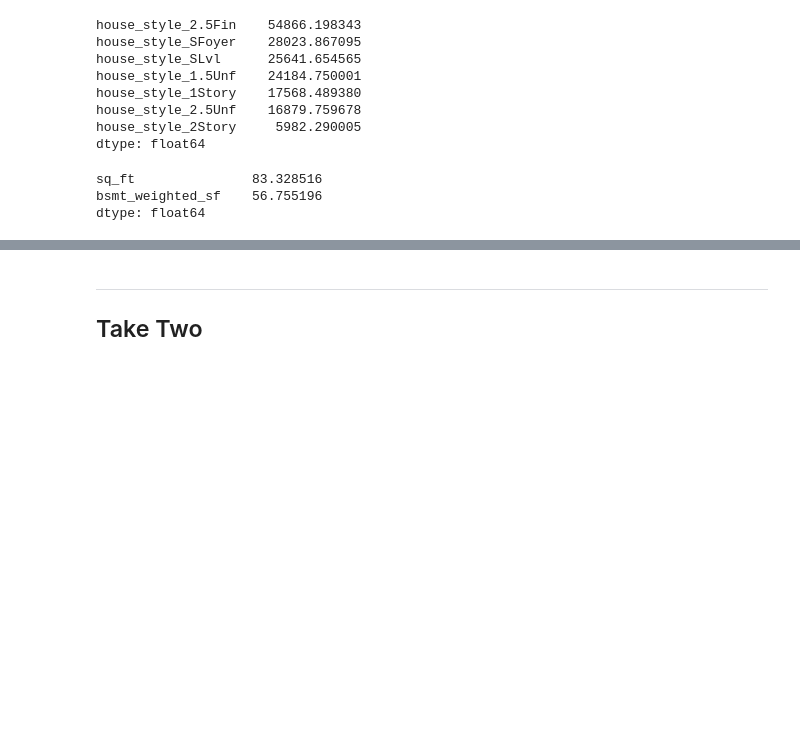
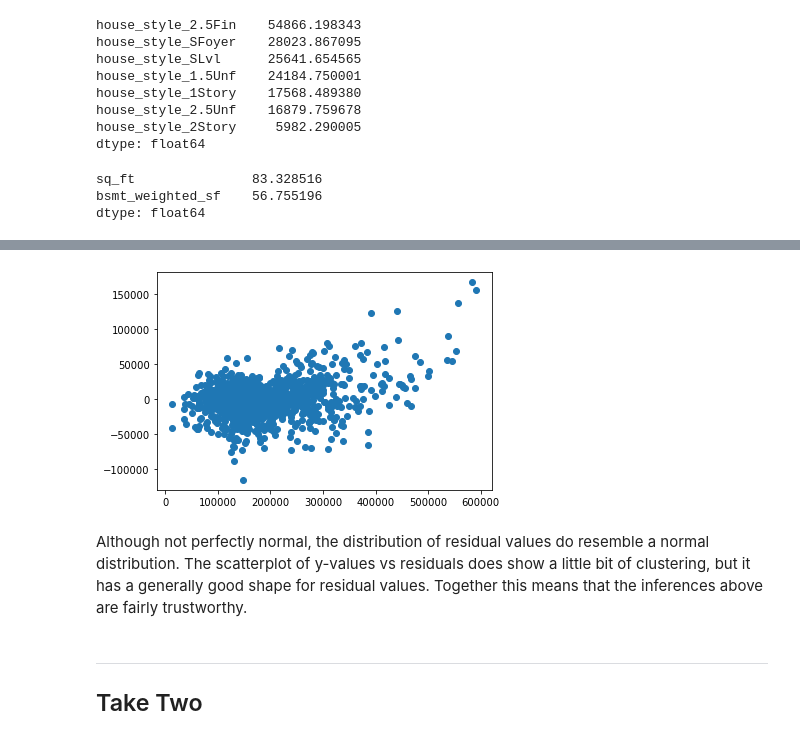
Before and after one commit to jguo052/Ames-Housing-Price-Regression, a Jupyter notebook: code/03_modeling.ipynb, the cells around one changed output, grey strips where cells are left out. Cells and saved outputs as stored; diff of their text form; code cells hidden in the pictures; blank space fills up the shorter version.

```diff
--- a/code/03_modeling.ipynb
+++ b/code/03_modeling.ipynb
@@ -246,3 +263,9 @@ dtype: float64
+# %%
+plt.scatter(y_train, resids);
+# %% [output]
+[figure, added]
+# %% [markdown]
+Although not perfectly normal, the distribution of residual values do resemble a normal distribution. The scatterplot of y-values vs residuals does show a little bit of clustering, but it has a generally good shape for residual values. Together this means that the inferences above are fairly trustworthy.
 # %% [markdown]
 ---
 ## Take Two
```
Also changed, not shown: parts of 30 cells of this notebook, 2 other files.
